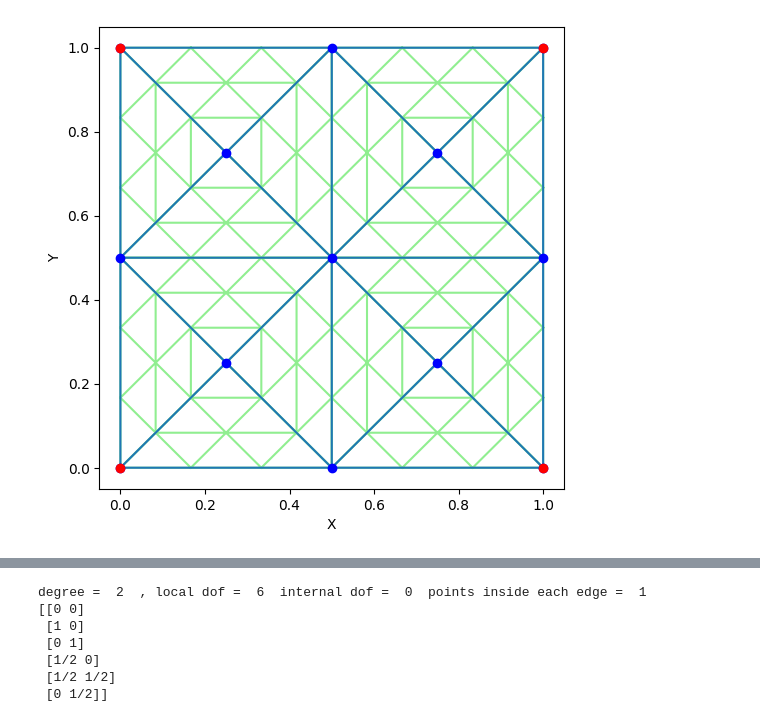
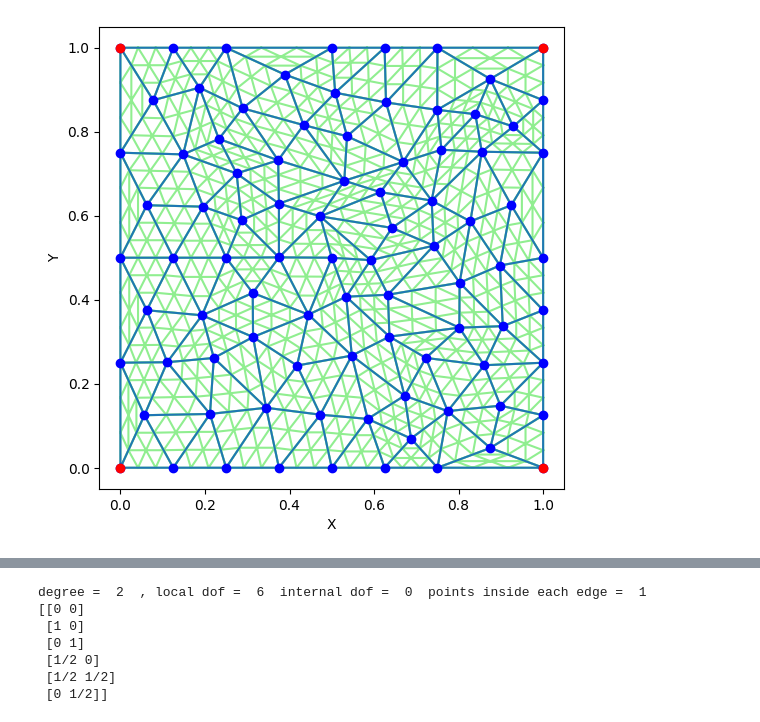
Before and after one commit to jar-evans/IVPINN, a Jupyter notebook: VPINN_test/main.ipynb, the cells around one changed output, grey strips where cells are left out. Drawn from its saved outputs; the diff is of its cells as text; code cells hidden in the pictures.

```diff
--- a/VPINN_test/main.ipynb
+++ b/VPINN_test/main.ipynb
@@ -18,14 +21,14 @@ settings_lib imported
 # %%
 #seed
 initializer=tf.keras.initializers.GlorotUniform(seed=42)
 
 
 domain=((0,0),(1,0),(1,1),(0,1))
 
-mesh = Mesh(domain, H = 0.1, N = 4)
+mesh = Mesh(domain, H = 0.01, N = 4)
 mesh.plot_sub_mesh()
 # %% [output]
-[figure, old version]
+[figure, new version]
 # %%
 #network bulding
 
```
Also changed, not shown: parts of 8 cells of this notebook, 4 other files.
